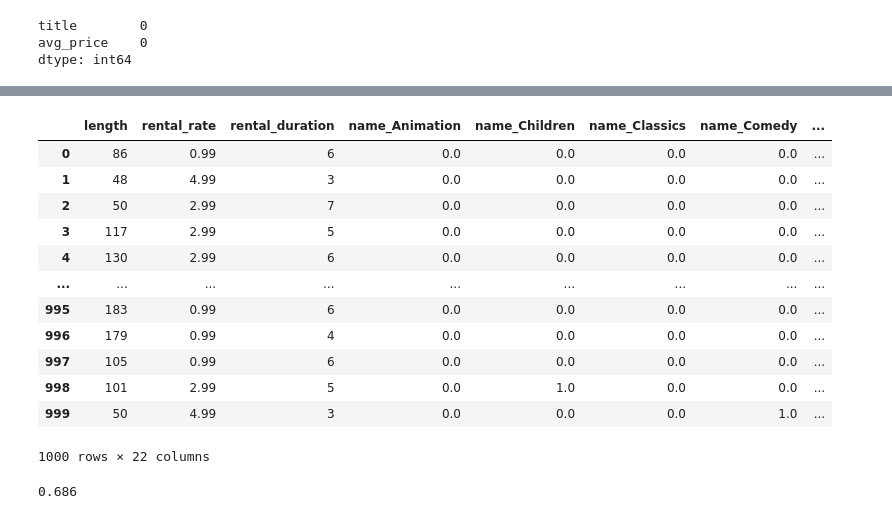
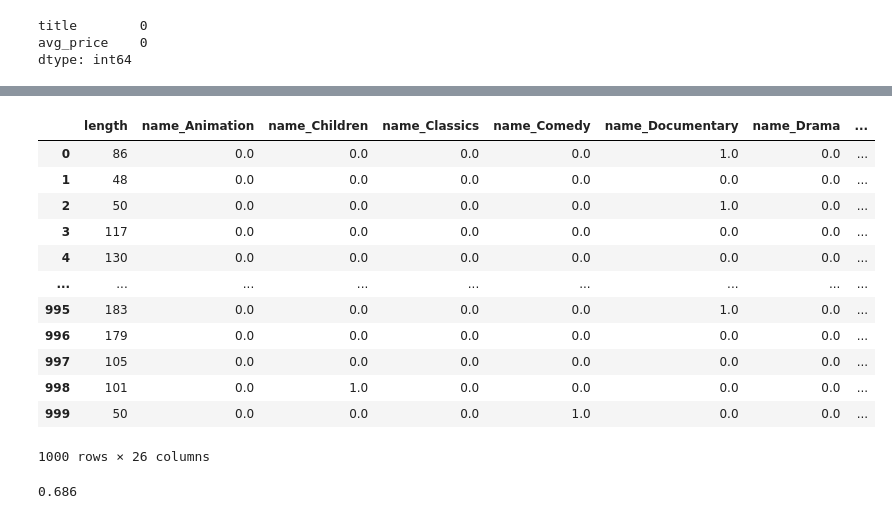
Before and after one commit to Xamweis/lab-predictions-logistic-regression, a Jupyter notebook: predictor2.ipynb, the cells around one changed output, grey strips where cells are left out. Saved outputs shown, nothing was run; the diff lists cells and outputs as text; code cells hidden in the pictures.

```diff
--- a/predictor2.ipynb
+++ b/predictor2.ipynb
@@ -128,7 +114,7 @@ dtype: int64
 film_durations = pd.DataFrame(engine.execute('''
 SELECT f.title, f.rental_duration
 FROM film f;
-'''))
+''')).astype(object)
 film_durations
 # %% [output]
 |  | title | rental_duration |
@@ -148,7 +134,7 @@ film_durations
 film_rates = pd.DataFrame(engine.execute('''
 SELECT f.title, f.rental_rate
 FROM film f;
-'''))
+''')).astype(object)
 film_rates.rental_rate = film_rates.rental_rate.astype(float)
 film_rates
 # %% [output]
@@ -258,7 +230,7 @@ film_nums
 # %%
 from sklearn.preprocessing import OneHotEncoder
 
-film_cats = pd.concat((film_categories.name, film_ratings.rating), axis=1)
+film_cats = pd.concat((film_categories.name, film_ratings.rating, film_durations.rental_duration, film_rates.rental_rate), axis=1)
 film_cats
 
 encoder = OneHotEncoder(drop='first').fit(pd.DataFrame(film_cats))
@@ -348,23 +332,23 @@ print(classification.score(X_test_final, y_test))
 # %%
 y2 = rented_june_io['rented']
 
-film_nums2 = pd.concat((film_lens.length, film_rates.rental_rate, film_durations.rental_duration), axis=1)
+film_nums2 = film_lens.length
 X2 = pd.concat((film_nums2, onehot_encoded_cats), axis=1)
 X2
 # %% [output]
-|  | length | rental_rate | rental_duration | name_Animation | name_Children | name_Classics | name_Comedy | ... |
-| 0 | 86 | 0.99 | 6 | 0.0 | 0.0 | 0.0 | 0.0 | ... |
-| 1 | 48 | 4.99 | 3 | 0.0 | 0.0 | 0.0 | 0.0 | ... |
-| 2 | 50 | 2.99 | 7 | 0.0 | 0.0 | 0.0 | 0.0 | ... |
-| 3 | 117 | 2.99 | 5 | 0.0 | 0.0 | 0.0 | 0.0 | ... |
-| 4 | 130 | 2.99 | 6 | 0.0 | 0.0 | 0.0 | 0.0 | ... |
+|  | length | name_Animation | name_Children | name_Classics | name_Comedy | name_Documentary | name_Drama | ... |
+| 0 | 86 | 0.0 | 0.0 | 0.0 | 0.0 | 1.0 | 0.0 | ... |
+| 1 | 48 | 0.0 | 0.0 | 0.0 | 0.0 | 0.0 | 0.0 | ... |
+| 2 | 50 | 0.0 | 0.0 | 0.0 | 0.0 | 1.0 | 0.0 | ... |
+| 3 | 117 | 0.0 | 0.0 | 0.0 | 0.0 | 0.0 | 0.0 | ... |
+| 4 | 130 | 0.0 | 0.0 | 0.0 | 0.0 | 0.0 | 0.0 | ... |
 | ... | ... | ... | ... | ... | ... | ... | ... | ... |
-| 995 | 183 | 0.99 | 6 | 0.0 | 0.0 | 0.0 | 0.0 | ... |
-| 996 | 179 | 0.99 | 4 | 0.0 | 0.0 | 0.0 | 0.0 | ... |
-| 997 | 105 | 0.99 | 6 | 0.0 | 0.0 | 0.0 | 0.0 | ... |
-| 998 | 101 | 2.99 | 5 | 0.0 | 1.0 | 0.0 | 0.0 | ... |
-| 999 | 50 | 4.99 | 3 | 0.0 | 0.0 | 0.0 | 1.0 | ... |
+| 995 | 183 | 0.0 | 0.0 | 0.0 | 0.0 | 1.0 | 0.0 | ... |
+| 996 | 179 | 0.0 | 0.0 | 0.0 | 0.0 | 0.0 | 0.0 | ... |
+| 997 | 105 | 0.0 | 0.0 | 0.0 | 0.0 | 0.0 | 0.0 | ... |
+| 998 | 101 | 0.0 | 1.0 | 0.0 | 0.0 | 0.0 | 0.0 | ... |
+| 999 | 50 | 0.0 | 0.0 | 0.0 | 1.0 | 0.0 | 0.0 | ... |
-1000 rows × 22 columns
+1000 rows × 26 columns
 # %%
 predictions2 = classification.predict(X2)
 print(classification.score(X2, y2))
```
Also changed, not shown: parts of 9 cells of this notebook.
